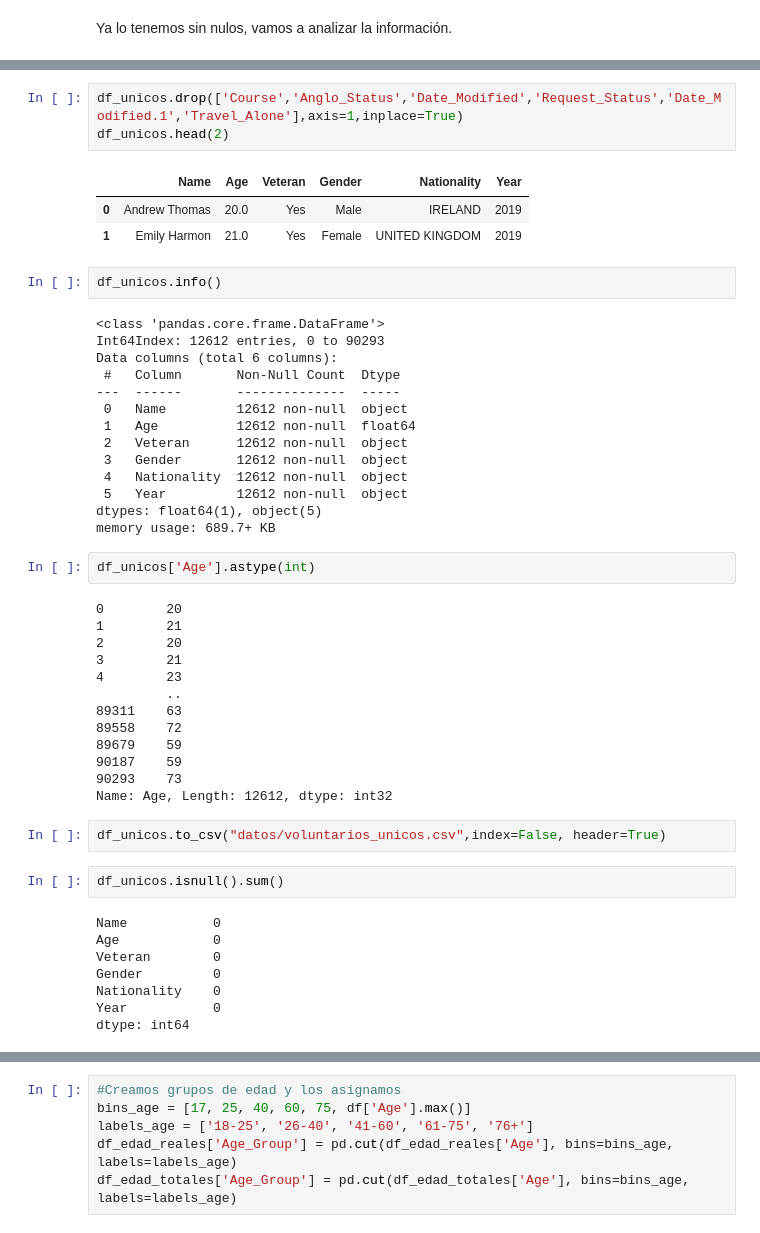
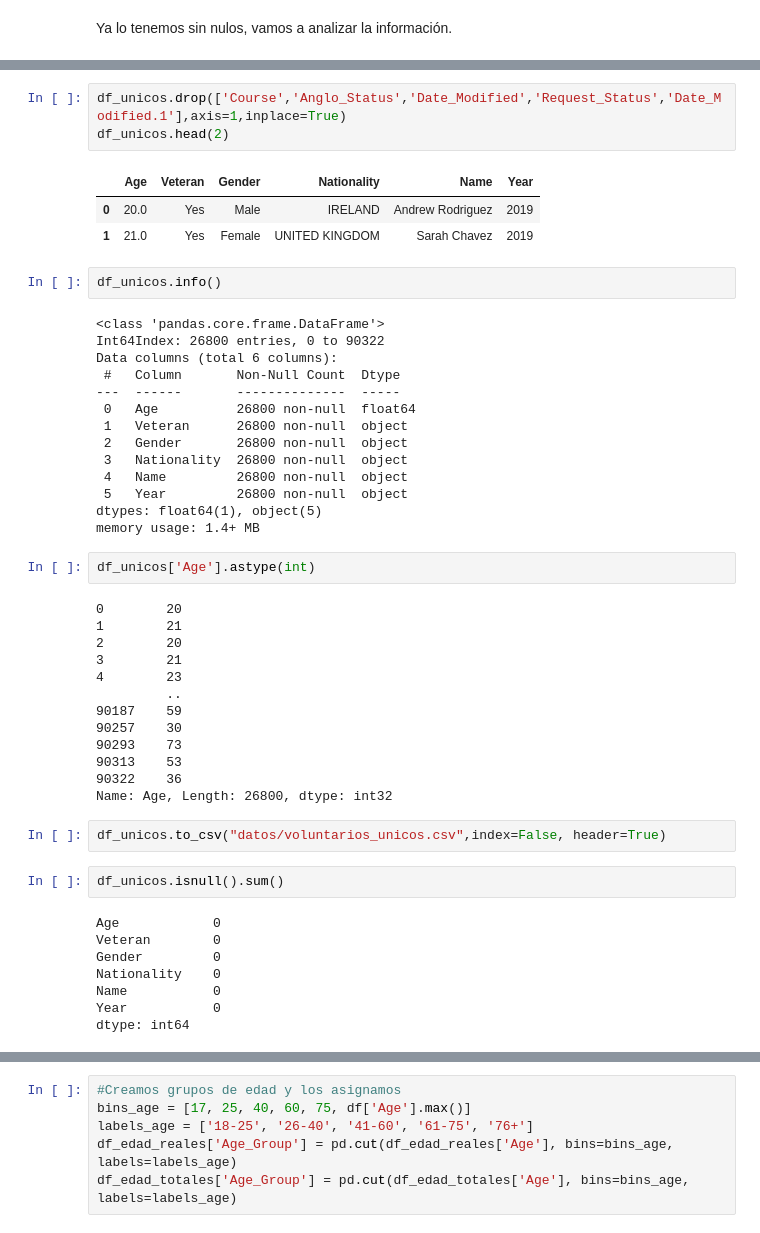
Before and after one commit to Ana-G-data/ETL-Pipeline, a Jupyter notebook: ETL_v2.ipynb, the cells around one changed output, grey strips where cells are left out. Drawn from its saved outputs; the diff is of its cells as text.

```diff
--- a/ETL_v2.ipynb
+++ b/ETL_v2.ipynb
@@ -202,26 +201,26 @@ df_unicos.head(2)
 # %%
-df_unicos.drop(['Course','Anglo_Status','Date_Modified','Request_Status','Date_Modified.1','Travel_Alone'],axis=1,inplace=True)
+df_unicos.drop(['Course','Anglo_Status','Date_Modified','Request_Status','Date_Modified.1'],axis=1,inplace=True)
 df_unicos.head(2)
 # %% [output]
-|  | Name | Age | Veteran | Gender | Nationality | Year |
-| 0 | Andrew Thomas | 20.0 | Yes | Male | IRELAND | 2019 |
-| 1 | Emily Harmon | 21.0 | Yes | Female | UNITED KINGDOM | 2019 |
+|  | Age | Veteran | Gender | Nationality | Name | Year |
+| 0 | 20.0 | Yes | Male | IRELAND | Andrew Rodriguez | 2019 |
+| 1 | 21.0 | Yes | Female | UNITED KINGDOM | Sarah Chavez | 2019 |
 # %%
 df_unicos.info()
 # %% [output]
 <class 'pandas.core.frame.DataFrame'>
-Int64Index: 12612 entries, 0 to 90293
+Int64Index: 26800 entries, 0 to 90322
 Data columns (total 6 columns):
  #   Column       Non-Null Count  Dtype
 ---  ------       --------------  -----
- 0   Name         12612 non-null  object
- 1   Age          12612 non-null  float64
- 2   Veteran      12612 non-null  object
- 3   Gender       12612 non-null  object
- 4   Nationality  12612 non-null  object
- 5   Year         12612 non-null  object
+ 0   Age          26800 non-null  float64
+ 1   Veteran      26800 non-null  object
+ 2   Gender       26800 non-null  object
+ 3   Nationality  26800 non-null  object
+ 4   Name         26800 non-null  object
+ 5   Year         26800 non-null  object
 dtypes: float64(1), object(5)
-memory usage: 689.7+ KB
+memory usage: 1.4+ MB
 # %%
 df_unicos['Age'].astype(int)
 # %% [output]
@@ -231,22 +230,22 @@ df_unicos['Age'].astype(int)
 3        21
 4        23
          ..
-89311    63
-89558    72
-89679    59
 90187    59
+90257    30
 90293    73
-Name: Age, Length: 12612, dtype: int32
+90313    53
+90322    36
+Name: Age, Length: 26800, dtype: int32
 # %%
 df_unicos.to_csv("datos/voluntarios_unicos.csv",index=False, header=True)
 # %%
 df_unicos.isnull().sum()
 # %% [output]
-Name           0
 Age            0
 Veteran        0
 Gender         0
 Nationality    0
+Name           0
 Year           0
 dtype: int64
 # %%
```
Also changed, not shown: parts of 100 cells of this notebook, 14 other files.
